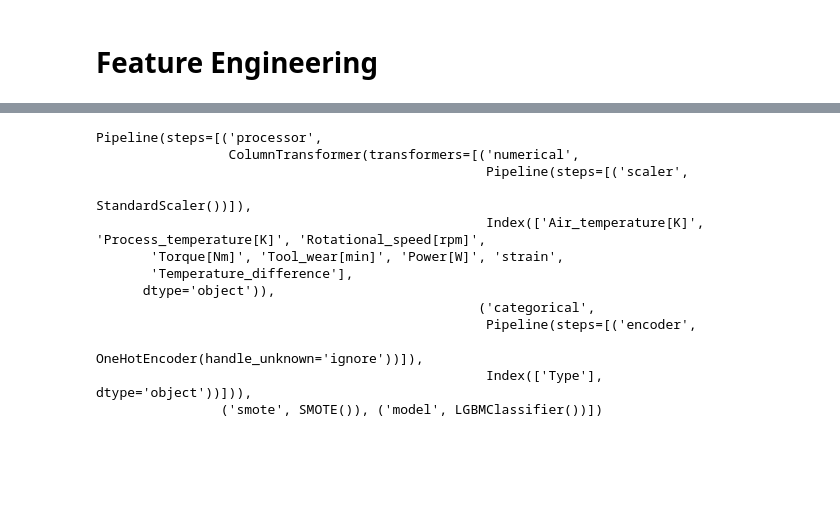
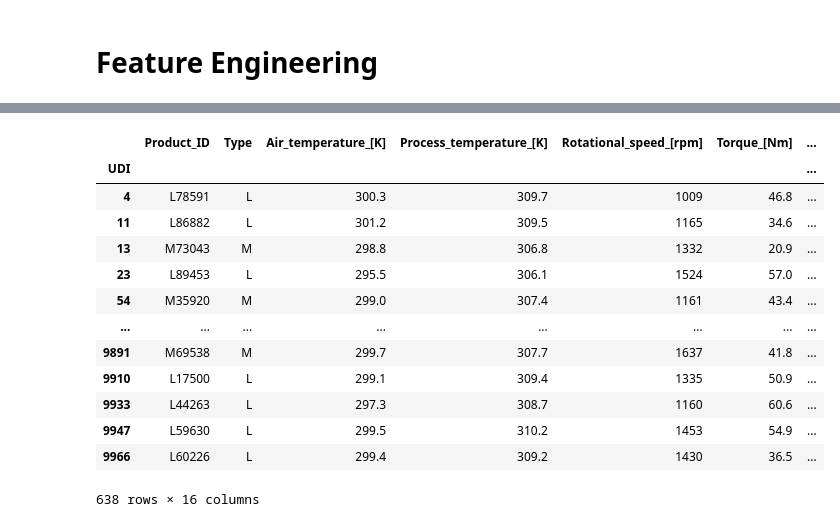
Before and after one commit to abdulrahman0700/Industrial_Predictive_Maintenance_Elevvo_internship, a Jupyter notebook: Notebooks/03_Construct.ipynb, the cells around one changed output, grey strips where cells are left out. Drawn from its saved outputs; the diff is of its cells as text; code cells hidden in the pictures; blank space fills up the shorter version.

```diff
--- a/Notebooks/03_Construct.ipynb
+++ b/Notebooks/03_Construct.ipynb
@@ -113,0 +110,18 @@ y = df_copy["Machine_failure"]
+# %%
+df_copy_failure = df[df['Machine_failure'] == 1 ]
+df_copy_failure
+# %% [output]
+|  | Product_ID | Type | Air_temperature_[K] | Process_temperature_[K] | Rotational_speed_[rpm] | Torque_[Nm] | ... |
+| UDI |  |  |  |  |  |  | ... |
+| 4 | L78591 | L | 300.3 | 309.7 | 1009 | 46.8 | ... |
+| 11 | L86882 | L | 301.2 | 309.5 | 1165 | 34.6 | ... |
+| 13 | M73043 | M | 298.8 | 306.8 | 1332 | 20.9 | ... |
+| 23 | L89453 | L | 295.5 | 306.1 | 1524 | 57.0 | ... |
+| 54 | M35920 | M | 299.0 | 307.4 | 1161 | 43.4 | ... |
+| ... | ... | ... | ... | ... | ... | ... | ... |
+| 9891 | M69538 | M | 299.7 | 307.7 | 1637 | 41.8 | ... |
+| 9910 | L17500 | L | 299.1 | 309.4 | 1335 | 50.9 | ... |
+| 9933 | L44263 | L | 297.3 | 308.7 | 1160 | 60.6 | ... |
+| 9947 | L59630 | L | 299.5 | 310.2 | 1453 | 54.9 | ... |
+| 9966 | L60226 | L | 299.4 | 309.2 | 1430 | 36.5 | ... |
+638 rows × 16 columns
@@ -131,21 +148,10 @@ Processor = ColumnTransformer(transformers=[
 # %%
 models = [LogisticRegression(),RandomForestClassifier(),lgb.LGBMClassifier(),XGBClassifier()]
 # %%
-pipes = [Pipeline(steps=[("processor",Processor),("smote",SMOTE()),("model",model)]) for model in models]
+# pipes = [Pipeline(steps=[("processor",Processor),("smote",SMOTE()),("model",model)]) for model in models]
+pipes = Pipeline(steps=[
+    ("processor",Processor),
+    ("model",MultiOutputClassifier(XGBClassifier(class_weight='balanced')))
+])
 
-
-pipes[2]
+model = pipes.fit(X_train,y_train)
-# %% [output]
-Pipeline(steps=[('processor',
-                 ColumnTransformer(transformers=[('numerical',
-                                                  Pipeline(steps=[('scaler',
-                                                                   StandardScaler())]),
-                                                  Index(['Air_temperature[K]', 'Process_temperature[K]', 'Rotational_speed[rpm]',
-       'Torque[Nm]', 'Tool_wear[min]', 'Power[W]', 'strain',
-       'Temperature_difference'],
-      dtype='object')),
-                                                 ('categorical',
-                                                  Pipeline(steps=[('encoder',
-                                                                   OneHotEncoder(handle_unknown='ignore'))]),
-                                                  Index(['Type'], dtype='object'))])),
-                ('smote', SMOTE()), ('model', LGBMClassifier())])
```
Also changed, not shown: parts of 24 cells of this notebook.
